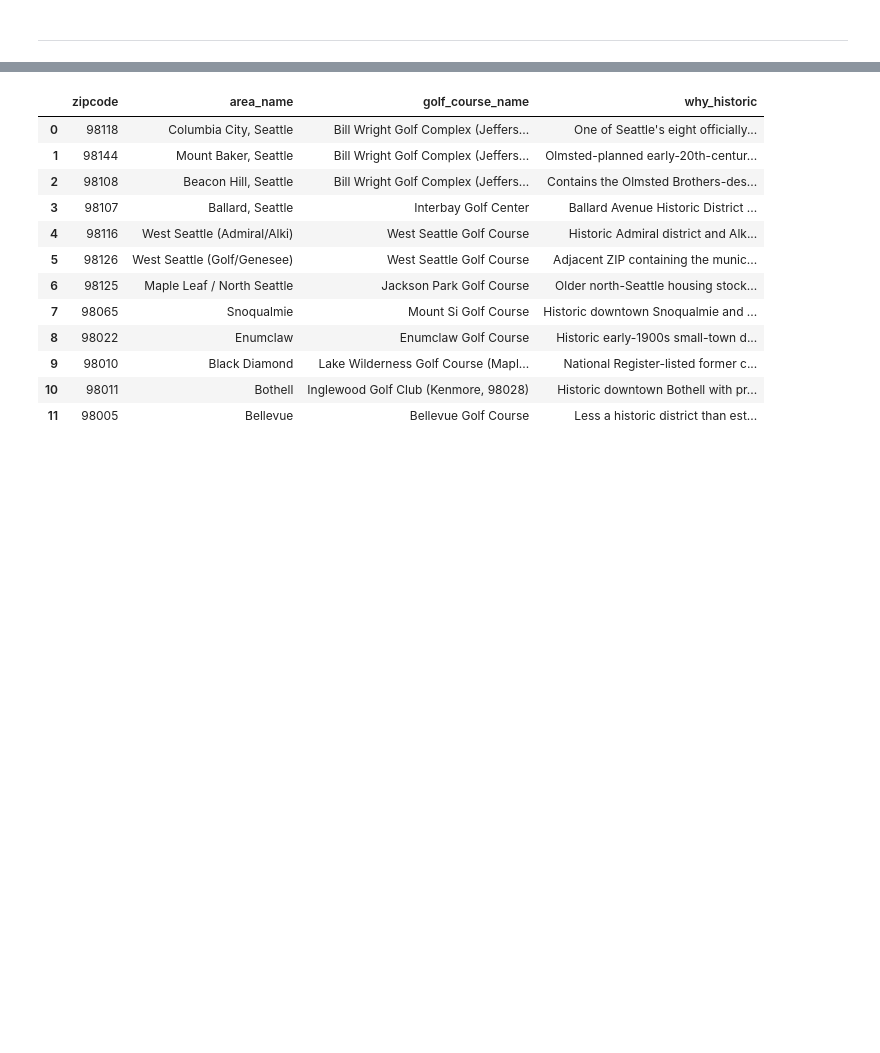
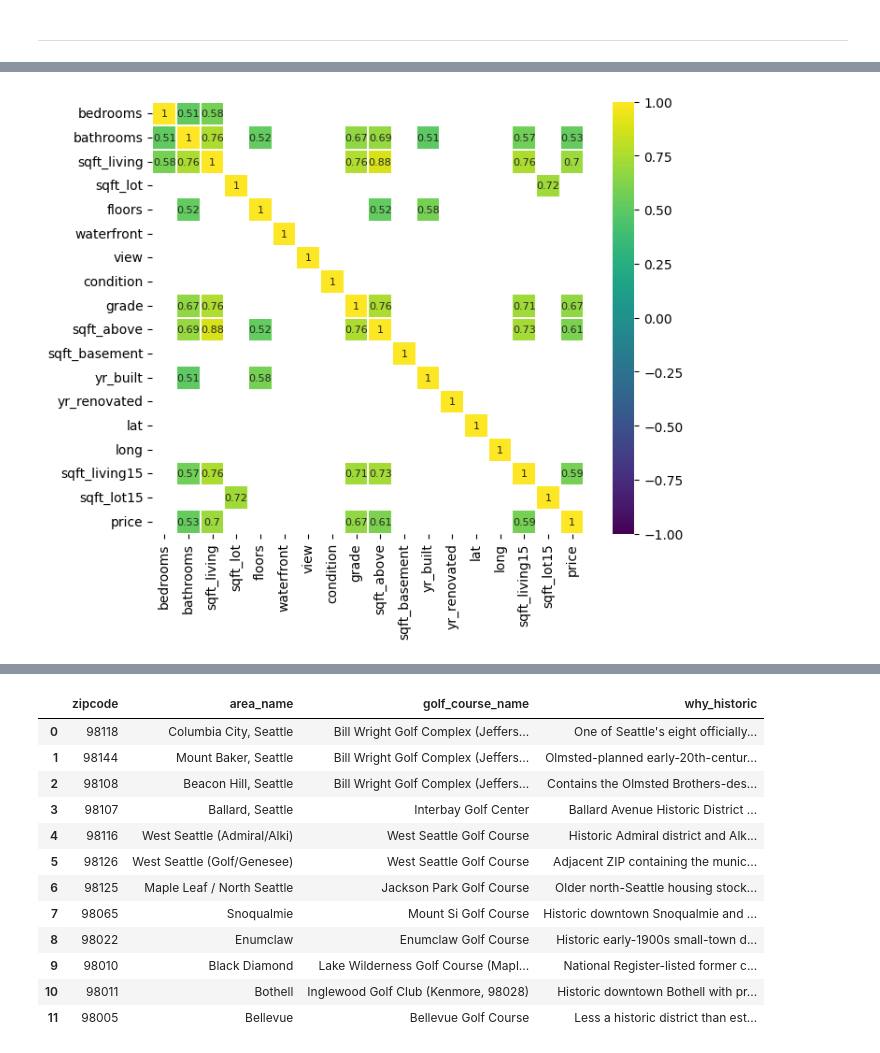
Before and after one commit to AlexDeWilde/ds-eda-project-template, a Jupyter notebook: 00_Final-Notebook.ipynb, the cells around one changed output, grey strips where cells are left out. Saved outputs shown, nothing was run; the diff lists cells and outputs as text; code cells hidden in the pictures; blank space fills up the shorter version.

```diff
--- a/00_Final-Notebook.ipynb
+++ b/00_Final-Notebook.ipynb
@@ -173,0 +200,10 @@ plt.show()
+# %%
+#Let's be more selective and only show the correlations that are above 0.5 or below -0.4 to see if we can find some interesting relationships between the features.
+corr = df.select_dtypes(include=['float64', 'int64']).drop(['id', 'zipcode'], axis=1).corr()
+plt.figure(figsize=(8, 6))
+
+sns.heatmap(corr[(corr >= 0.5) | (corr <= -0.4)],
+    cmap='viridis', vmax=1.0, vmin=-1.0, linewidths=0.1,
+    annot=True, annot_kws={"size": 8}, square=True);
+# %% [output]
+[figure, added]
```
Also changed, not shown: parts of 52 cells of this notebook.
